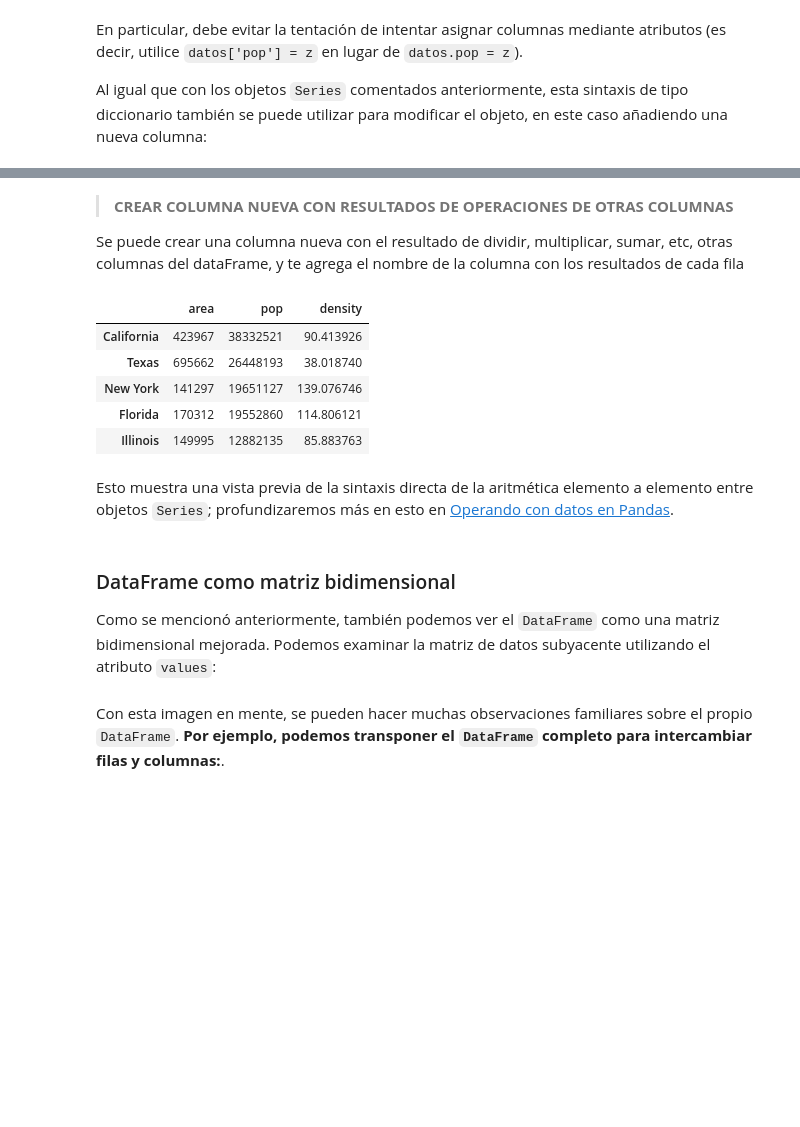
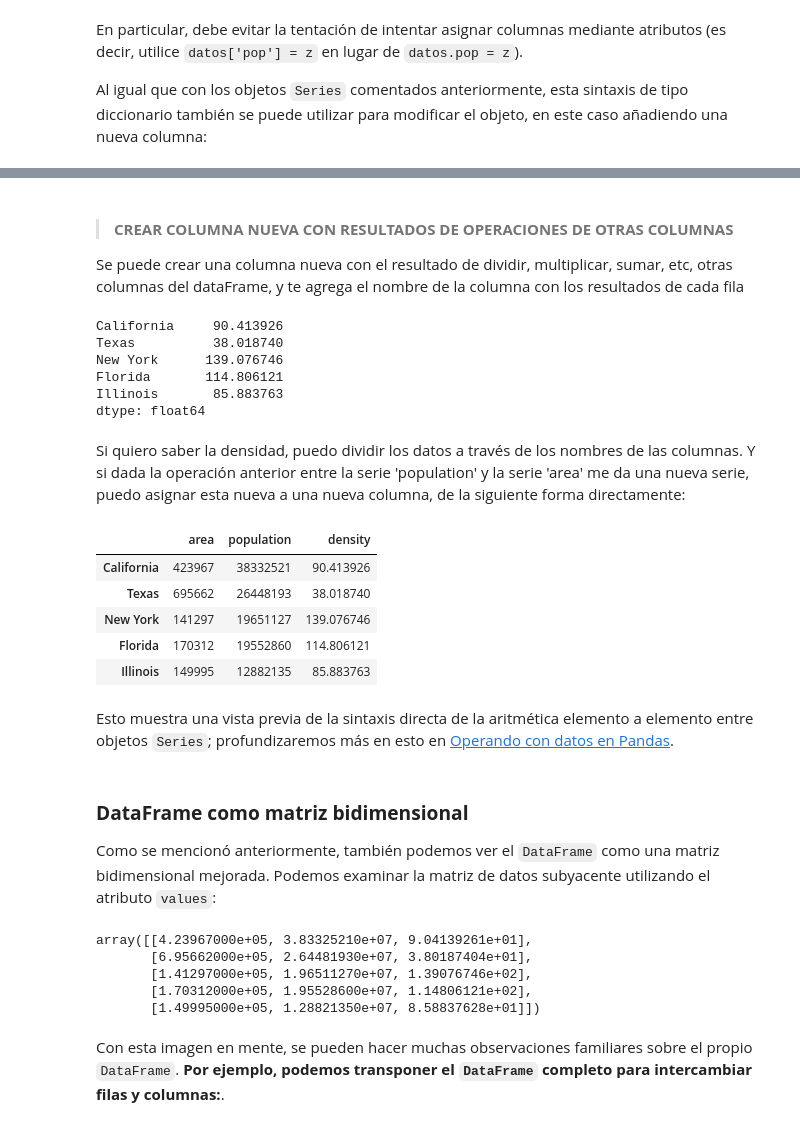
Before and after one commit to XimenaPO/DS_PT_09_2023, a Jupyter notebook: Data_Analysis/2-Pandas/Teoría/2_Data-Indexing-and-Selection.ipynb, the cells around one changed output, grey strips where cells are left out. Drawn from its saved outputs; the diff is of its cells as text; code cells hidden in the pictures; blank space fills up the shorter version.

```diff
--- a/Data_Analysis/2-Pandas/Teoría/2_Data-Indexing-and-Selection.ipynb
+++ b/Data_Analysis/2-Pandas/Teoría/2_Data-Indexing-and-Selection.ipynb
@@ -203,12 +241,12 @@ Volvamos a nuestro ejemplo de las áreas y poblaciones de los estados:
 area = pd.Series({'California': 423967, 'Texas': 695662,
                   'New York': 141297, 'Florida': 170312,
                   'Illinois': 149995})
-pop = pd.Series({'California': 38332521, 'Texas': 26448193,
+population = pd.Series({'California': 38332521, 'Texas': 26448193,
                  'New York': 19651127, 'Florida': 19552860,
                  'Illinois': 12882135})
 # cities = pd.Series({'California': "Sacramento", 'Texas': "Otra ciudad 1",
 #                  'New York': "Albany", 'Florida': "Miami",
 #                  'Illinois': "Otra ciudad 2"})
-data = pd.DataFrame({'area':area, 'pop':pop})
+data = pd.DataFrame({'area':area, 'population':population})
 data
 # %% [output]
@@ -272,12 +346,24 @@ data
 # %% [markdown]
-> **CREAR COLUMNA NUEVA CON RESULTADOS DE OPERACIONES DE OTRAS COLUMNAS**
+> #### **CREAR COLUMNA NUEVA CON RESULTADOS DE OPERACIONES DE OTRAS COLUMNAS**
 
 Se puede crear una columna nueva con el resultado de dividir, multiplicar, sumar, etc, otras columnas del dataFrame, y te agrega el nombre de la columna con los resultados de cada fila
+# %%
+data['population'] / data['area']
+# %% [output]
+California     90.413926
+Texas          38.018740
+New York      139.076746
+Florida       114.806121
+Illinois       85.883763
+dtype: float64
+# %% [markdown]
+Si quiero saber la densidad, puedo dividir los datos a través de los nombres de las columnas.
+Y si dada la operación anterior entre la serie 'population' y la serie 'area' me da una nueva serie, puedo asignar esta nueva a una nueva columna, de la siguiente forma directamente:
 # %%
-data['density'] = data['pop'] / data['area']
+data['density'] = data['population'] / data['area'] # LO HAGO DIRECTAMENTE DE ESTA FORMA
 data
 # %% [output]
-|  | area | pop | density |
+|  | area | population | density |
 | California | 423967 | 38332521 | 90.413926 |
 | Texas | 695662 | 26448193 | 38.018740 |
 | New York | 141297 | 19651127 | 139.076746 |
@@ -286,12 +372,18 @@ data
 # %% [markdown]
 Esto muestra una vista previa de la sintaxis directa de la aritmética elemento a elemento entre objetos ``Series``; profundizaremos más en esto en [Operando con datos en Pandas](3_Operaciones-en-Pandas.ipynb).
 # %% [markdown]
-### DataFrame como matriz bidimensional
+### **DataFrame como matriz bidimensional**
 
 Como se mencionó anteriormente, también podemos ver el ``DataFrame`` como una matriz bidimensional mejorada.
 Podemos examinar la matriz de datos subyacente utilizando el atributo ``values``:
 # %%
 data.values
+# %% [output]
+array([[4.23967000e+05, 3.83325210e+07, 9.04139261e+01],
+       [6.95662000e+05, 2.64481930e+07, 3.80187404e+01],
+       [1.41297000e+05, 1.96511270e+07, 1.39076746e+02],
+       [1.70312000e+05, 1.95528600e+07, 1.14806121e+02],
+       [1.49995000e+05, 1.28821350e+07, 8.58837628e+01]])
 # %% [markdown]
 Con esta imagen en mente, se pueden hacer muchas observaciones familiares sobre el propio ``DataFrame``.
 **Por ejemplo, podemos transponer el ``DataFrame`` completo para intercambiar filas y columnas:**.
```
Also changed, not shown: parts of 76 cells of this notebook, 1 other file.
